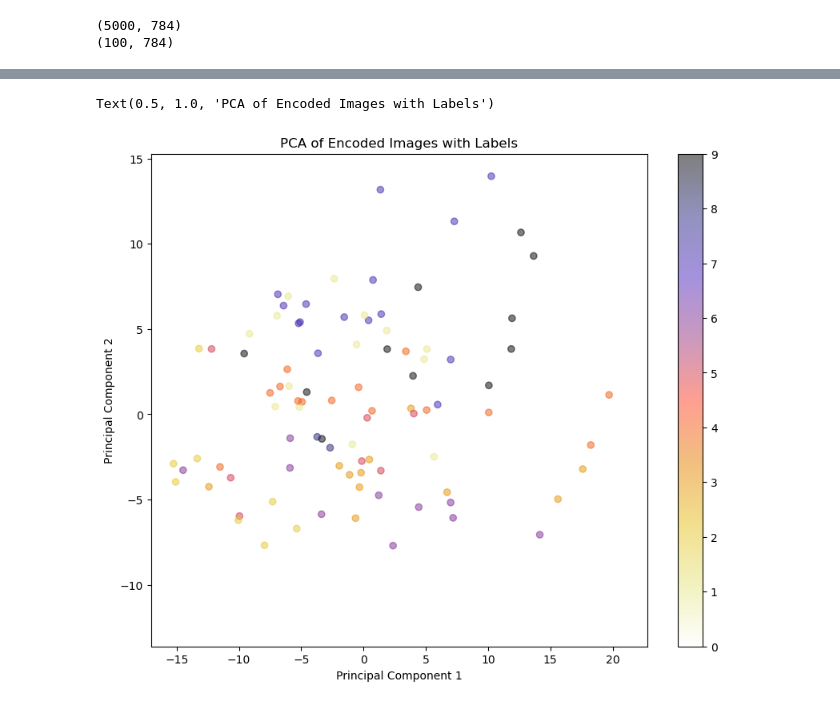
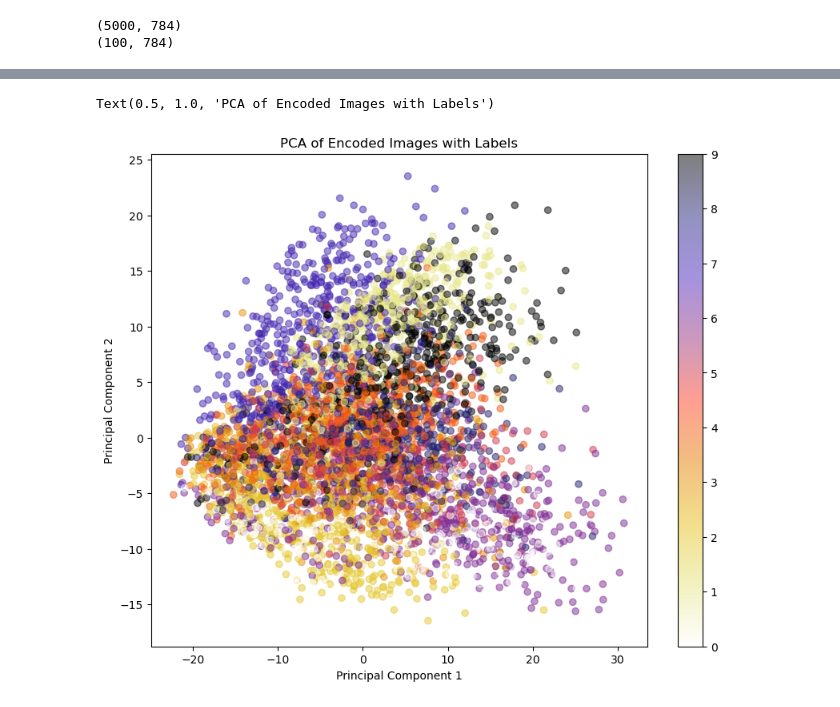
Before and after one commit to waccoco/2024_NCTU_MI_course, a Jupyter notebook: 240604/040524_Autoencoder/Autoencoder_image_2.ipynb, the cells around one changed output, grey strips where cells are left out. Cells and saved outputs as stored; diff of their text form; code cells hidden in the pictures.

```diff
--- a/240604/040524_Autoencoder/Autoencoder_image_2.ipynb
+++ b/240604/040524_Autoencoder/Autoencoder_image_2.ipynb
@@ -14,6 +14,7 @@ from keras.optimizers import Adam
 y_test = y_test1 [0:100]
 x_test = x_test1[0:100].astype('float32') / 255.
 x_train = x_train1[0:5000].astype('float32') / 255.
+y_train = y_train1 [0:5000]
 # x_test = x_test1.astype('float32') / 255.
 
 x_train = x_train.reshape((len(x_train), np.prod(x_train.shape[1:])))
@@ -156,5 +158,5 @@ decoded_imgs = decoder.predict(encoded_imgs)
 # plt.show()
 # %%
 # 假设 x_test 是你的测试数据集
-encoded_imgs = encoder.predict(x_test)
+encoded_imgs = encoder.predict(x_train)
 # %% [output]
@@ -168,12 +170,12 @@ encoded_imgs_2d = pca.fit_transform(encoded_imgs)  # 对编码后的图片应用
 # %%
 import matplotlib.pyplot as plt
 
 plt.figure(figsize=(10, 8))
-scatter = plt.scatter(encoded_imgs_2d[:, 0], encoded_imgs_2d[:, 1], c=y_test, cmap='CMRmap_r', alpha=0.5)
+scatter = plt.scatter(encoded_imgs_2d[:, 0], encoded_imgs_2d[:, 1], c=y_train, cmap='CMRmap_r', alpha=0.5)
 plt.colorbar(scatter)  # 显示颜色条
 plt.xlabel('Principal Component 1')
 plt.ylabel('Principal Component 2')
 plt.title('PCA of Encoded Images with Labels')
 # %% [output]
 Text(0.5, 1.0, 'PCA of Encoded Images with Labels')
-[figure, old version]
+[figure, new version]
```
Also changed, not shown: parts of 4 cells of this notebook, 3 other files.
